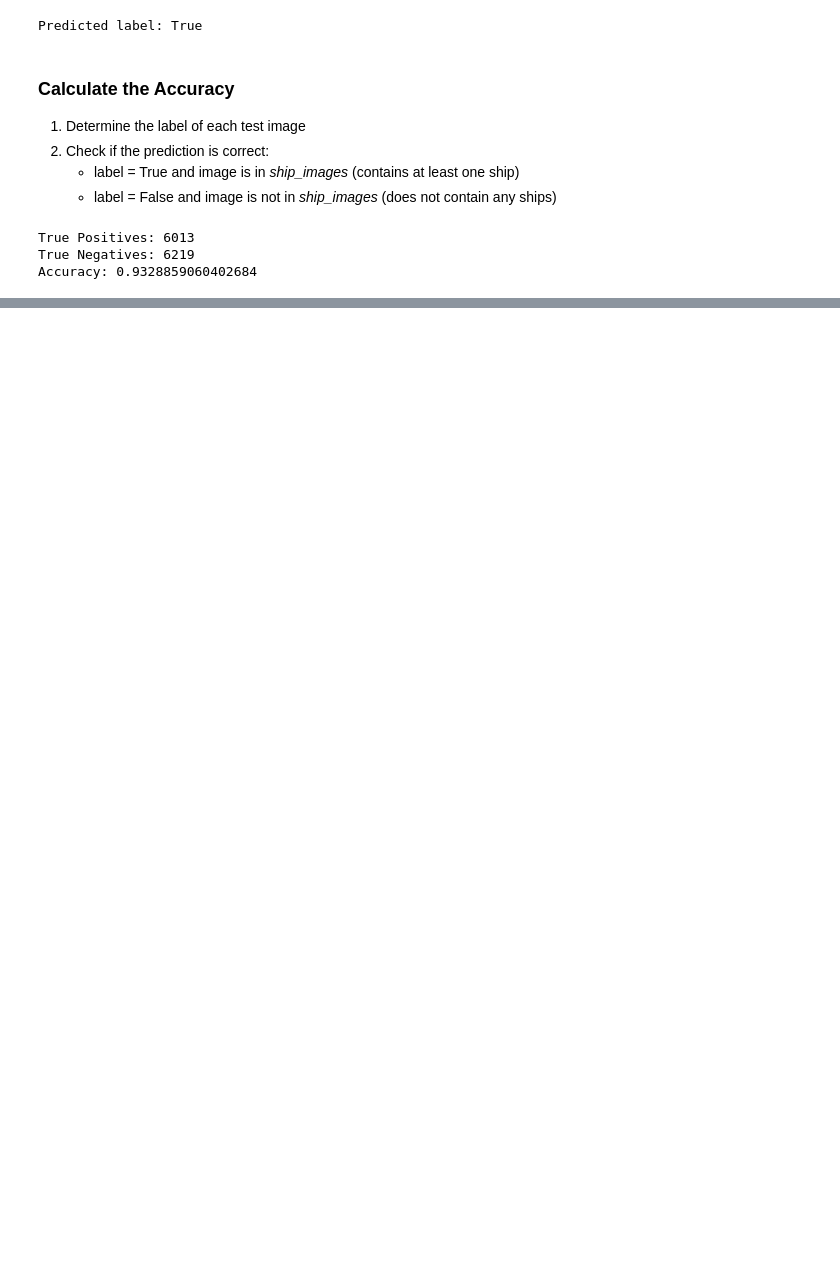
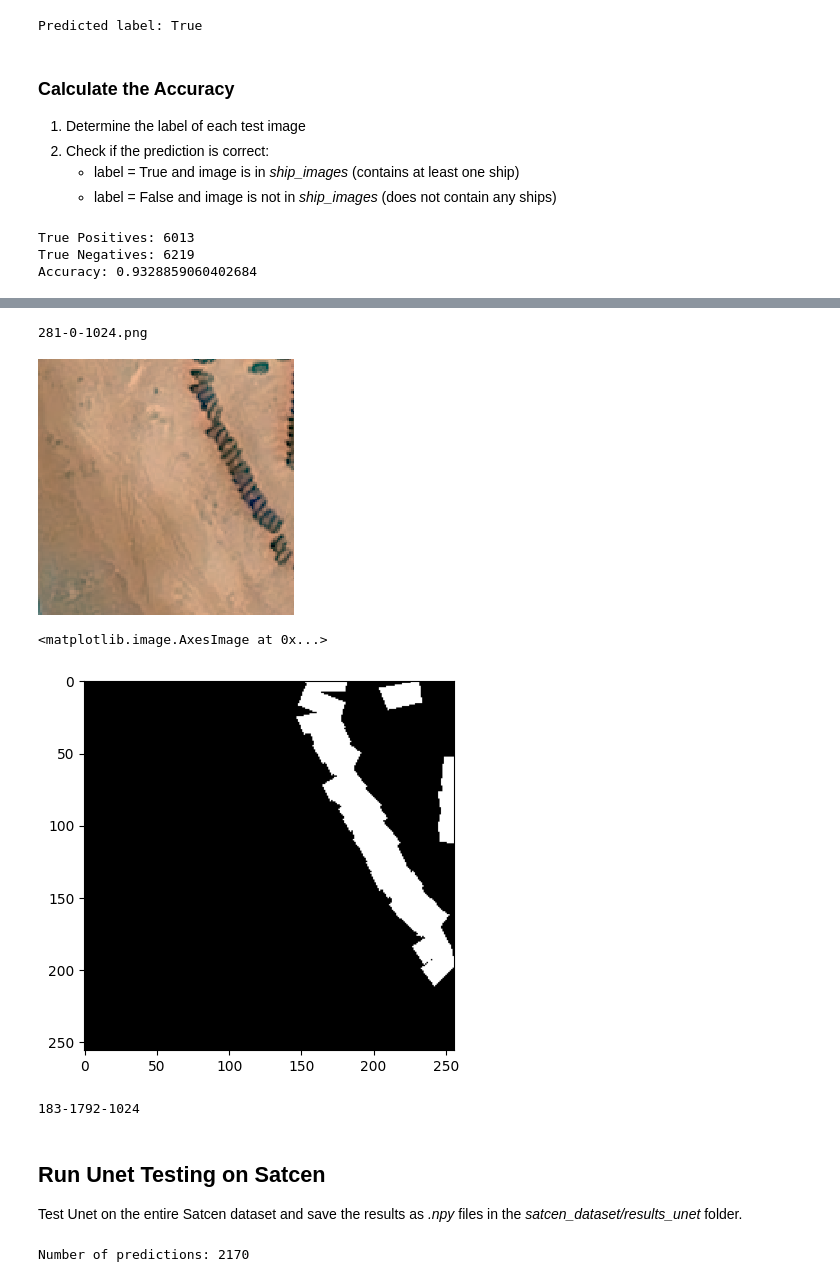
Before and after one commit to TasteDaBombDev/satcen-ship-detection, a Jupyter notebook: ship_detection/unet_classifier.ipynb, the cells around one changed output, grey strips where cells are left out. Cells and saved outputs as stored; diff of their text form; code cells hidden in the pictures; blank space fills up the shorter version.

```diff
--- a/ship_detection/unet_classifier.ipynb
+++ b/ship_detection/unet_classifier.ipynb
@@ -19,6 +22,7 @@ from PIL import Image
 # %%
-# path to the airbus dataset
+# path to the airbus dataset and root
 airbus_path = pathlib.Path('../airbus_dataset/').resolve()
+root_path = pathlib.Path('..').resolve()
 
 # get all images with ships
 masks_rle = pd.read_csv('../airbus_dataset/train_ship_segmentations_v2.csv').set_index('ImageId')
@@ -208,0 +222,10 @@ Accuracy: 0.9328859060402684
+# %%
+# load the image filenames
+satcen = [f for f in os.listdir(root_path/'satcen_dataset/pictures')]
+
+# load the json file containing bounding boxes
+satcen_json = [entry for entry in ijson.items(open('../satcen_dataset/SatCen_skiffs256.json'), 'batch.annotations.item')]
+
+# pre-process the json
+satcen_json = list(map(lambda x: {'name': x['name'], 'bounding_boxes': [e['data'] for e in x['objects']]}, satcen_json))
+print(satcen_json[0])
@@ -208,0 +243,65 @@ Accuracy: 0.9328859060402684
+# %%
+# compute segmentation mask of a Satcen image based on its bounding box
+# @param img_name - filename of the image for which to compute ground truth
+# @param bounding_boxes - list of bounding boxes for that image
+# @return mask - PIL image representing the mask of the given image
+def get_image_mask_satcen(img_name, bounding_boxes):
+
+    # create the skeleton of the segmentation mask
+    # size is constant for satcen dataset, 256 x 256
+    mask = Image.fromarray(np.zeros((256, 256)))
+
+    # get a drawer object
+    draw = Drawer.Draw(mask)
+
+    # loop through the bounding boxes
+    for bb in bounding_boxes:
+
+        # convert coordinates to required format
+        coords = [(c['x'], c['y']) for c in bb]
+
+        # draw the bounding box on the image
+        draw.polygon(coords, fill=1)
+
+    return mask
+
+test_im = satcen[200]
+print(test_im)
+
+bbx = [e for e in satcen_json if e['name'] == test_im][0]['bounding_boxes']
+
+m = get_image_mask_satcen(test_im, bbx)
+
+Image.open(root_path/'satcen_dataset/pictures'/f'{test_im}').show()
+plt.imshow(np.array(m), cmap='gray')
+# %% [output]
+281-0-1024.png
+[figure, added]
+<matplotlib.image.AxesImage at 0x...>
+[figure, added]
+# %%
+print(satcen[0][:-4])
+# %% [output]
+183-1792-1024
+# %% [markdown]
+## Run Unet Testing on Satcen
+
+Test Unet on the entire Satcen dataset and save the results as *.npy* files in the *satcen_dataset/results_unet* folder.
+# %%
+# remove all files currently in results_unet
+for f in os.listdir(root_path/'satcen_dataset/results_unet'):
+    os.remove(root_path/'satcen_dataset/results_unet'/f'{f}')
+
+# loop through all images in the dataset
+for img in satcen:
+
+    # generate prediction
+    with unet.no_bar(), unet.no_logging(): _, _, pred = unet.predict(root_path/'satcen_dataset/pictures'/img)
+    pred = pred.numpy()[1]
+
+    # save prediction as .npy
+    np.save(root_path/'satcen_dataset/results_unet/'f'{img[:-4]}_L', pred)
+
+print('Number of predictions:', len(os.listdir(root_path/'satcen_dataset/results_unet')))
+# %% [output]
+Number of predictions: 2170
```
Also changed, not shown: parts of 7 cells of this notebook, 1 other file.
